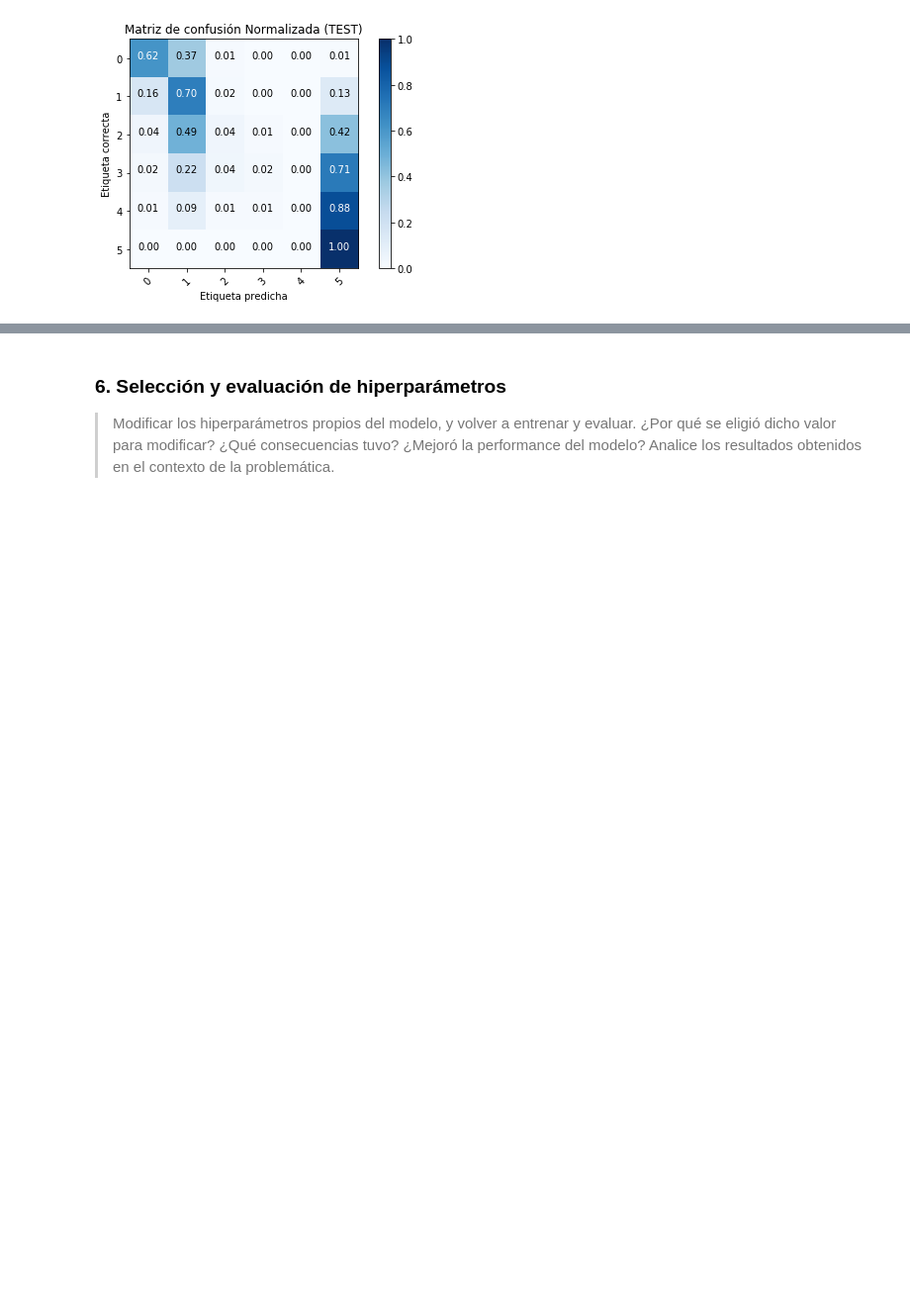
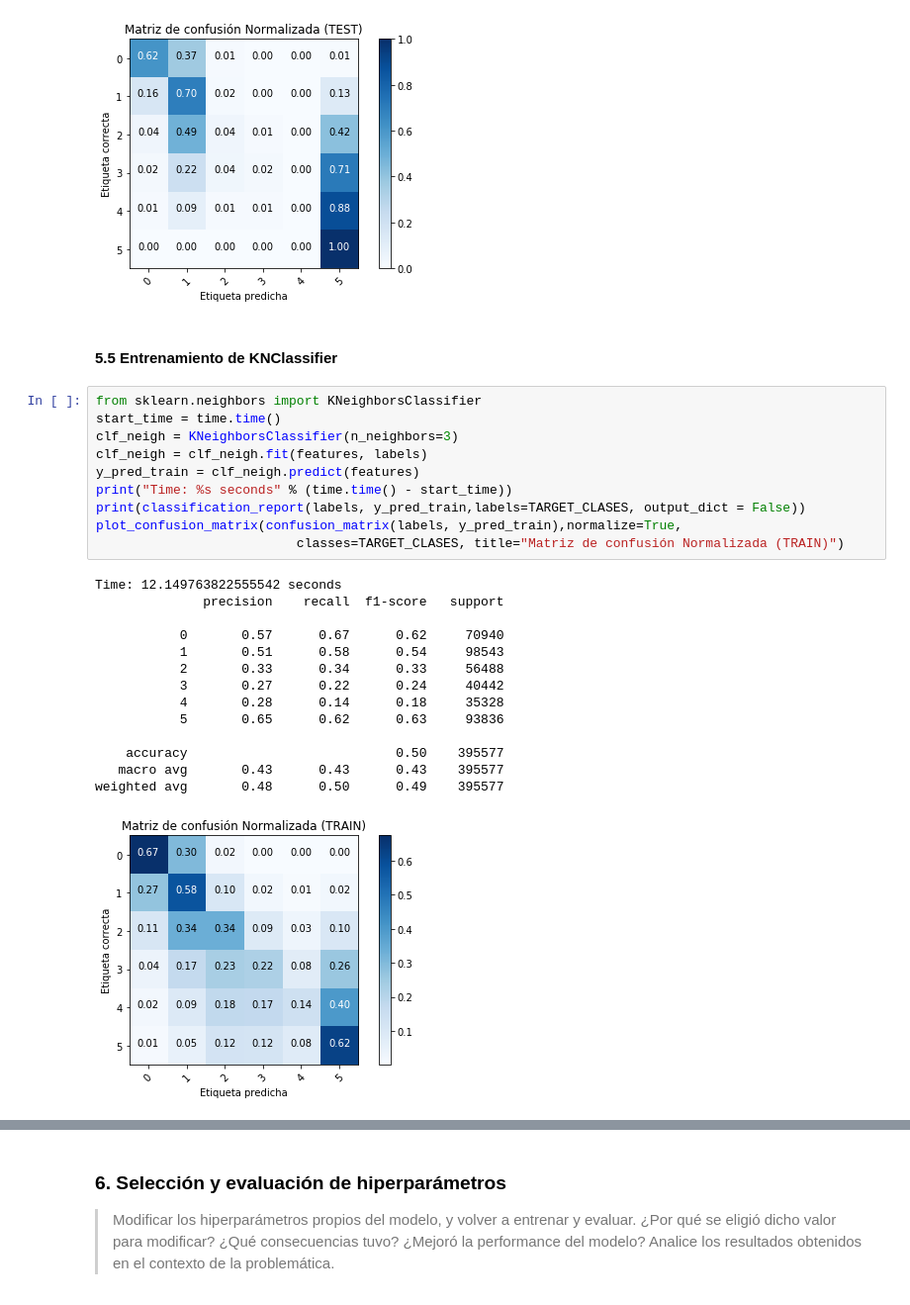
Before and after one commit to NSalina/diplodatos_2019, a Jupyter notebook: mentoria_envios/Practico3_IAA_Mentoria_cuando_llega.ipynb, the cells around one changed output, grey strips where cells are left out. Shown at 99% size. Drawn from its saved outputs; the diff is of its cells as text; blank space fills up the shorter version.

Commit message:
se agregan los resultados de knclassifier

```diff
--- a/mentoria_envios/Practico3_IAA_Mentoria_cuando_llega.ipynb
+++ b/mentoria_envios/Practico3_IAA_Mentoria_cuando_llega.ipynb
@@ -461,3 +460,30 @@ plot_confusion_matrix(confusion_matrix(labels_test, y_pred_test),normalize=True,
                           classes=TARGET_CLASES, title="Matriz de confusión Normalizada (TEST)")
 # %% [output]
 [figure]
+# %% [markdown]
+#### 5.5 Entrenamiento de KNClassifier
+# %%
+from sklearn.neighbors import KNeighborsClassifier
+start_time = time.time()
+clf_neigh = KNeighborsClassifier(n_neighbors=3)
+clf_neigh = clf_neigh.fit(features, labels)
+y_pred_train = clf_neigh.predict(features)
+print("Time: %s seconds" % (time.time() - start_time))
+print(classification_report(labels, y_pred_train,labels=TARGET_CLASES, output_dict = False))
+plot_confusion_matrix(confusion_matrix(labels, y_pred_train),normalize=True,
+                          classes=TARGET_CLASES, title="Matriz de confusión Normalizada (TRAIN)")
+# %% [output]
+Time: 12.149763822555542 seconds
+              precision    recall  f1-score   support
+
+           0       0.57      0.67      0.62     70940
+           1       0.51      0.58      0.54     98543
+           2       0.33      0.34      0.33     56488
+           3       0.27      0.22      0.24     40442
+           4       0.28      0.14      0.18     35328
+           5       0.65      0.62      0.63     93836
+
+    accuracy                           0.50    395577
+   macro avg       0.43      0.43      0.43    395577
+weighted avg       0.48      0.50      0.49    395577
+[figure, added]
```
Also changed, not shown: parts of 6 cells of this notebook.
